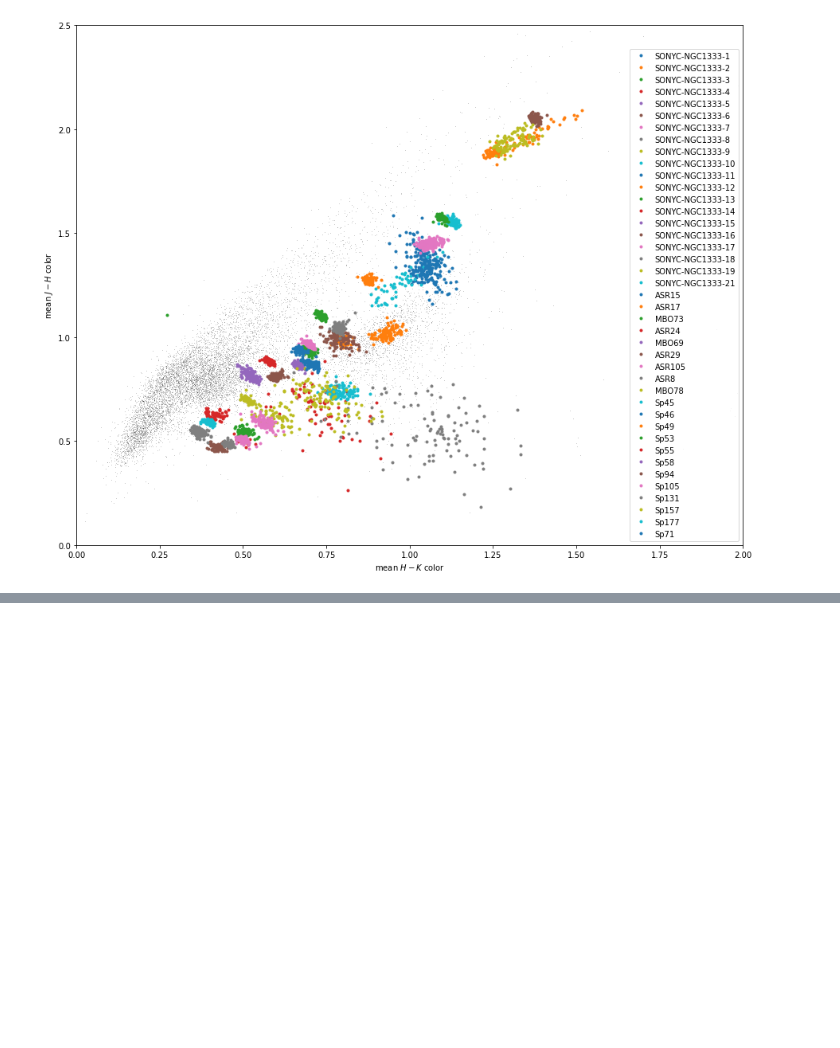
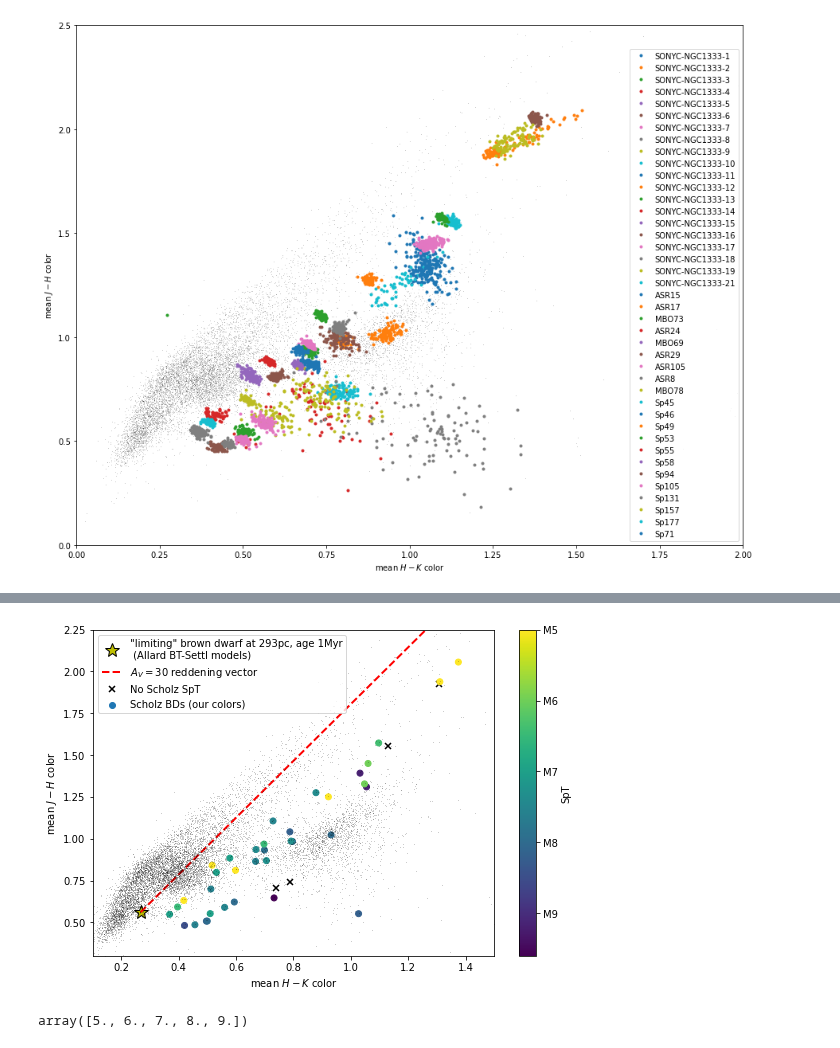
Before and after one commit to tomr-stargazer/Variability_Project_2020, a Jupyter notebook: wuvars/analysis/prototypes/Prototyping a Cloud Atlas figure with only 41 Scholz BDs.ipynb, the cells around one changed output, grey strips where cells are left out. Saved outputs shown, nothing was run; the diff lists cells and outputs as text; code cells hidden in the pictures; blank space fills up the shorter version.

```diff
--- a/wuvars/analysis/prototypes/Prototyping a Cloud Atlas figure with only 41 Scholz BDs.ipynb
+++ b/wuvars/analysis/prototypes/Prototyping a Cloud Atlas figure with only 41 Scholz BDs.ipynb
@@ -214,0 +287,80 @@ plt.savefig("first_draft_41BD_cloud_atlas_colorcolor.png", bbox_inches='tight')
+# %%
+%run ../spectral_type_to_number.py
+
+fig, ax = plt.subplots(1, figsize=(9,6))
+
+# rieke & lebofsky 1985 reddening law
+A_J = 0.282
+A_K = 0.112
+A_H = 0.175
+E_HK = A_H - A_K # this is like a slope in color-mag space
+E_JH = A_J - A_H # this is like a slope in color-mag space
+
+wserv = 7
+J_BDlimit = apparent_BD_mags_jhk[wserv][0]
+H_BDlimit = apparent_BD_mags_jhk[wserv][1]
+K_BDlimit = apparent_BD_mags_jhk[wserv][2]
+
+j = w7m['JAPERMAG3']
+h = w7m['HAPERMAG3']
+k = w7m['KAPERMAG3']
+hmk = h-k
+jmh = j-h
+
+q0 = sq0(spread.wserv7, 80, 160)
+
+ax.plot(
+    [H_BDlimit-K_BDlimit],
+    [J_BDlimit-H_BDlimit],
+    'y*',
+    ms=15,
+    markeredgecolor='k',
+    label='"limiting" brown dwarf at 293pc, age 1Myr\n (Allard BT-Settl models)',
+    scalex=False,
+    scaley=False
+)
+
+ax.plot(
+    [H_BDlimit-K_BDlimit, (H_BDlimit-K_BDlimit) + E_HK*30],
+    [J_BDlimit-H_BDlimit, (J_BDlimit-H_BDlimit) + E_JH*30],
+    'r--', lw=2,
+    label='$A_V=30$ reddening vector',
+    scalex=False,
+    scaley=False
+)
+ax.plot(hmk[q0], jmh[q0], 'k,', alpha=0.2)
+ax.set_xlim(0.1, 1.5)
+ax.set_ylim(0.3, 2.25)
+
+us_J = w7m['JAPERMAG3'].values[idx]
+us_H = w7m['HAPERMAG3'].values[idx]
+us_K = w7m['KAPERMAG3'].values[idx]
+
+teff = np.copy(table['Teff1']) * 1.0
+teff[teff == 0] = np.nan
+
+SpT_num = [get_num_from_SpT(x.lstrip('~')) if x != '    ' else np.nan for x in table['SpT1']]
+# SpT_num[table['SpT1'] == '    '] = np.nan
+
+# for i in range(len(SpT_num)):
+#     print(SpT_num[i], teff[i])
+
+sc = ax.scatter(us_H-us_K, us_J-us_H, c=SpT_num, cmap='viridis_r', label="Scholz BDs (our colors)")
+ax.plot((us_H-us_K)[np.isnan(SpT_num)], (us_J-us_H)[np.isnan(SpT_num)], 'kx', mew=1.5, label='No Scholz SpT', zorder=-1)
+cbar = plt.colorbar(sc)
+# [get_SpT_from_num(x) for x in cbar.get_ticks()]
+cbar_ticks = cbar.get_ticks()
+spt_array = np.array([get_SpT_from_num(int(x)) for x in cbar_ticks])
+cbar.ax.set_yticklabels(spt_array)
+cbar.ax.invert_yaxis()
+cbar.set_label('SpT')
+
+ax.set_xlabel("mean $H-K$ color")
+ax.set_ylabel("mean $J-H$ color")
+legend = plt.legend()
+# %% [output]
+[figure, added]
+# %%
+cbar_ticks
+# %% [output]
+array([5., 6., 7., 8., 9.])
```
Also changed, not shown: parts of 10 cells of this notebook.
